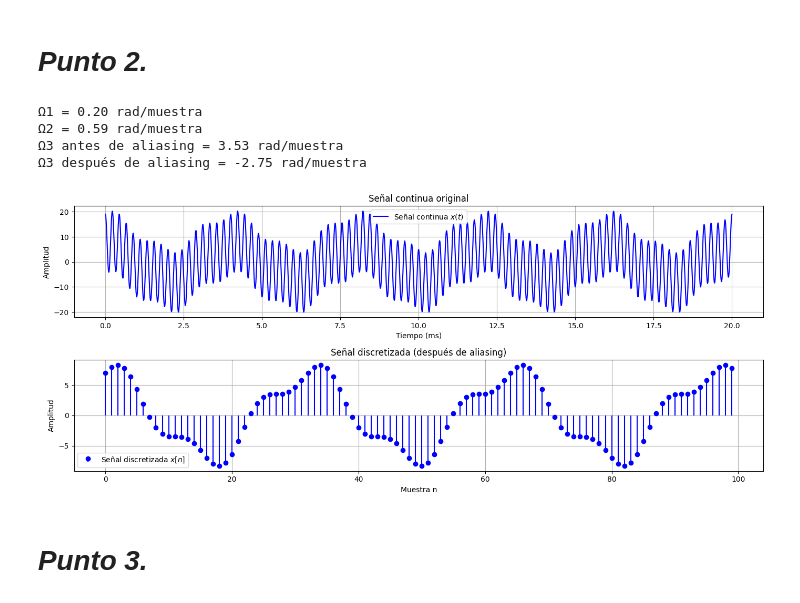
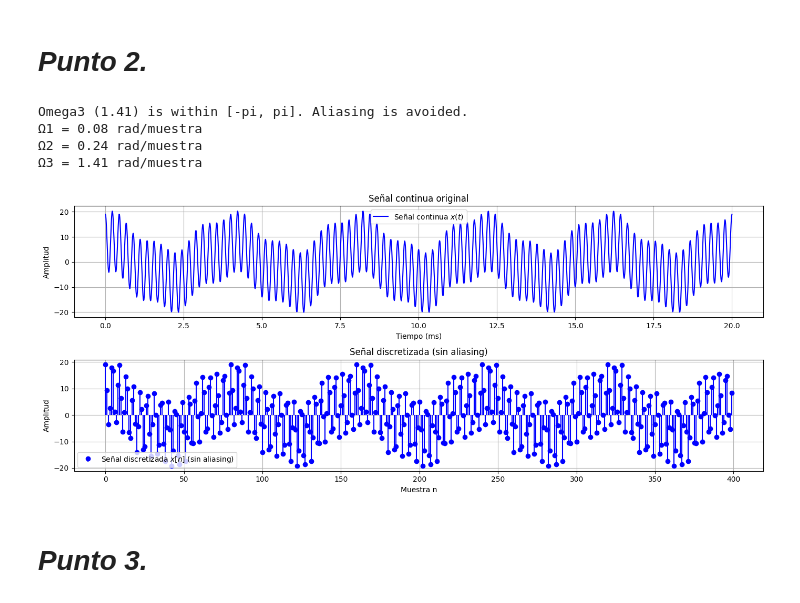
Before and after one commit to JUANOSORIOG/Senales_y_Sistemas, a Jupyter notebook: PARCIAL_1_.ipynb, the cells around one changed output. Cells and saved outputs as stored; diff of their text form; code cells hidden in the pictures.

```diff
--- a/PARCIAL_1_.ipynb
+++ b/PARCIAL_1_.ipynb
@@ -103,7 +103,11 @@ import numpy as np
 import matplotlib.pyplot as plt
 
 # Parámetros de la señal
-Fs = 8000  # Frecuencia de muestreo (Hz)
+# Fs = 8000  # Frecuencia de muestreo (Hz) - Original Fs causing aliasing
+# To avoid aliasing, Fs must be > 2 * f_max.
+# f_max = w3 / (2 * np.pi) = 9000 * np.pi / (2 * np.pi) = 4500 Hz
+# So, Fs must be > 9000 Hz. Let's choose Fs = 10000 Hz for clarity.
+Fs = 10000*2 # Corrected sampling frequency (Hz)
 t = np.linspace(0, 0.02, 2000)  # Tiempo continuo (20 ms)
 
 # Frecuencias angulares continuas
@@ -115,58 +119,63 @@ w3 = 9000 * np.pi
 x_t = 7 * np.cos(w1 * t) + 2 * np.sin(w2 * t) + 12 * np.cos(w3 * t)
 
 # Señal discretizada
-N = 100  # Número de muestras
+# The number of samples N should be recalculated based on the new Fs and the time duration (0.02s).
+# N = duration * Fs = 0.02 * 10000 = 200 samples
+N = int(0.02 * Fs)  # Number of samples
 n = np.arange(N)
 
 # Frecuencias angulares normalizadas (Omega = w / Fs)
 Omega1 = w1 / Fs
 Omega2 = w2 / Fs
-Omega3 = w3 / Fs
+Omega3 = w3 / Fs # Now Omega3 should be within [-pi, pi] since Fs > 2*f_max
 
-# Aliasing: llevar Omega3 al intervalo [-pi, pi]
-if Omega3 > np.pi:
-    Omega3_alias = Omega3 - 2*np.pi
+# Aliasing: check if Omega3 is within [-pi, pi]
+# This check is now for verification, not for correction
+if Omega3 > np.pi or Omega3 < -np.pi:
+    print(f"Warning: Aliasing might still occur as Omega3 ({Omega3:.2f}) is outside [-pi, pi]")
 else:
-    Omega3_alias = Omega3
+    print(f"Omega3 ({Omega3:.2f}) is within [-pi, pi]. Aliasing is avoided.")
 
-# Mostrar frecuencias normalizadas antes y después de aliasing
+
+# Mostrar frecuencias normalizadas
 print(f"Ω1 = {Omega1:.2f} rad/muestra")
 print(f"Ω2 = {Omega2:.2f} rad/muestra")
-print(f"Ω3 antes de aliasing = {Omega3:.2f} rad/muestra")
-print(f"Ω3 después de aliasing = {Omega3_alias:.2f} rad/muestra")
+print(f"Ω3 = {Omega3:.2f} rad/muestra")
 
-# Señal discretizada después de aliasing
-x_n = (7) * np.cos(Omega1 * n) + 2 * np.sin(Omega2 * n)
+
+# Señal discretizada without aliasing (using the original Omega values)
+x_n = (7) * np.cos(Omega1 * n) + 2 * np.sin(Omega2 * n) + 12 * np.cos(Omega3 * n)
+
 
 # Graficar señal continua y discretizada
 plt.figure(figsize=(14, 6))
 
 # Señal continua
 plt.subplot(2, 1, 1)
 plt.plot(t*1000, x_t, label='Señal continua $x(t)$', color='blue')
 plt.title('Señal continua original')
 plt.xlabel('Tiempo (ms)')
 plt.ylabel('Amplitud')
 plt.grid(True)
 plt.legend()
 
 # Señal discretizada
 plt.subplot(2, 1, 2)
-plt.stem(n, x_n, basefmt=" ", label='Señal discretizada $x[n]$', linefmt='blue', markerfmt='o')
-plt.title('Señal discretizada (después de aliasing)')
+plt.stem(n, x_n, basefmt=" ", label='Señal discretizada $x[n]$ (sin aliasing)', linefmt='blue', markerfmt='o')
+plt.title('Señal discretizada (sin aliasing)')
 plt.xlabel('Muestra n')
 plt.ylabel('Amplitud')
 plt.grid(True)
 plt.legend()
 
 plt.tight_layout()
 plt.show()
 # %% [output]
-Ω1 = 0.20 rad/muestra
-Ω2 = 0.59 rad/muestra
-Ω3 antes de aliasing = 3.53 rad/muestra
-Ω3 después de aliasing = -2.75 rad/muestra
+Omega3 (1.41) is within [-pi, pi]. Aliasing is avoided.
+Ω1 = 0.08 rad/muestra
+Ω2 = 0.24 rad/muestra
+Ω3 = 1.41 rad/muestra
-[figure, old version]
+[figure, new version]
 # %% [markdown]
 # *Punto 3.*
 # %%
```
Also changed, not shown: parts of 1 cell of this notebook.
